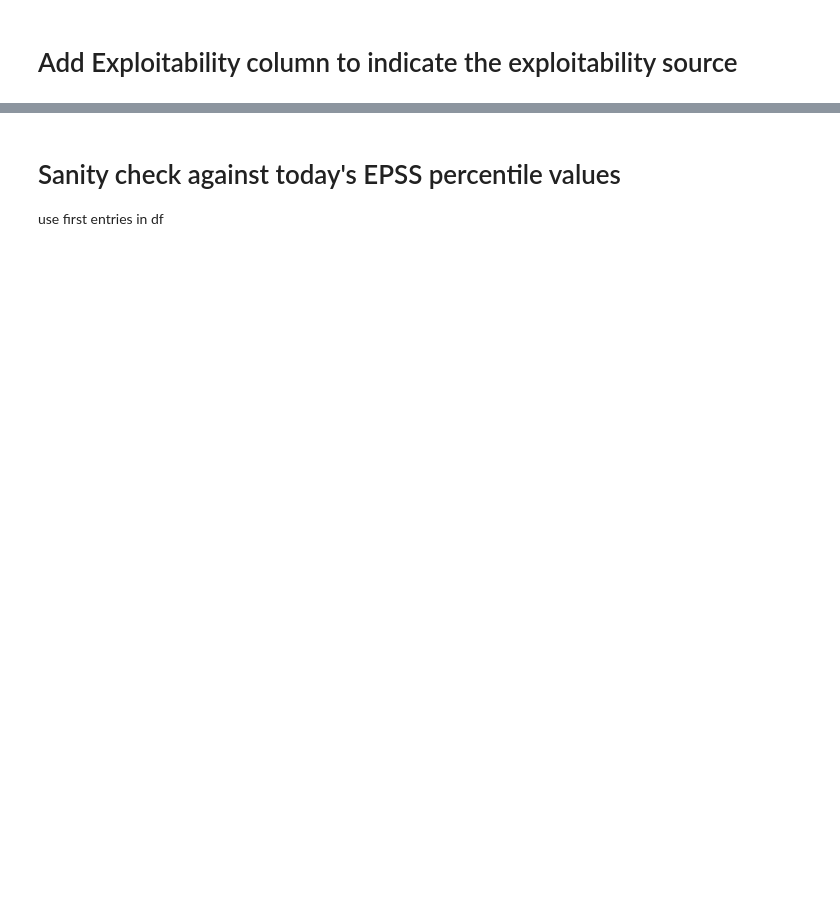
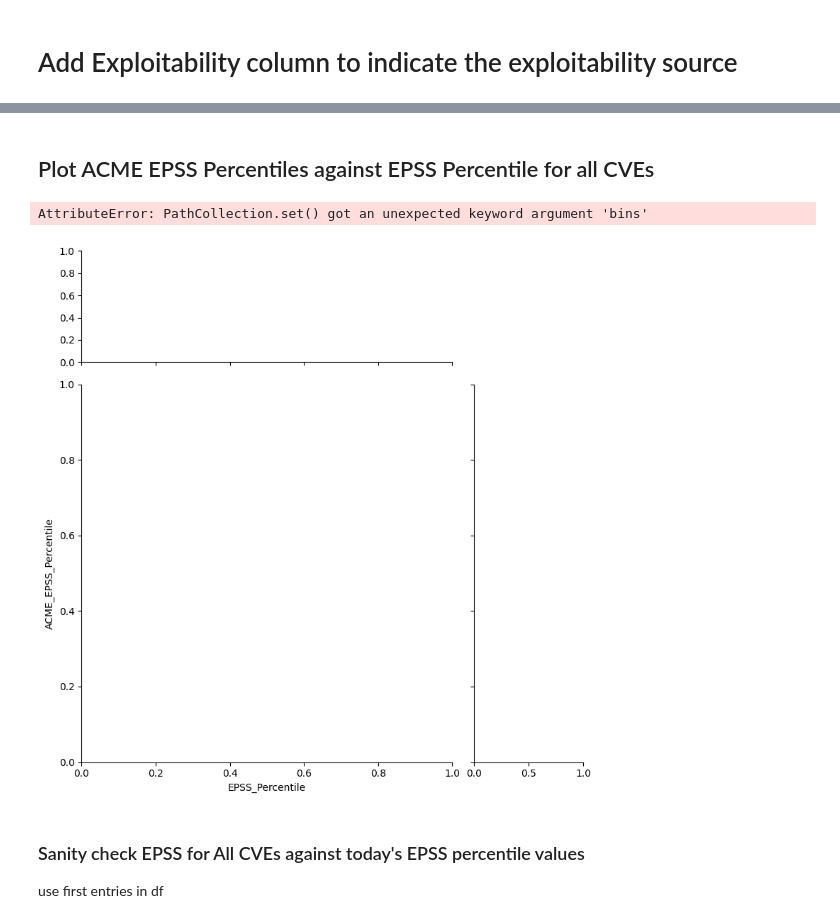
Before and after one commit to RiskBasedPrioritization/RiskBasedPrioritizationAnalysis, a Jupyter notebook: analysis/acme.ipynb, the cells around one changed output, grey strips where cells are left out. Drawn from its saved outputs; the diff is of its cells as text; code cells hidden in the pictures; blank space fills up the shorter version.

```diff
--- a/analysis/acme.ipynb
+++ b/analysis/acme.ipynb
@@ -219,0 +226,4 @@ df
+# %%
+df_acme
+df_acme['ACME_EPSS_Percentile'] = percentile_rank(df_acme['epss'])
+df_acme
@@ -220,5 +244,22 @@ df
+# %% [markdown]
+## Plot ACME EPSS Percentiles against EPSS Percentile for all CVEs
+# %%
+title= "ACME EPSS Percentiles vs EPSS Percentile for all CVEs"
+colorscale = 'YlOrRd' #Yellow Orange Red
+g=sns.jointplot(data=df_acme, x='EPSS_Percentile', y='ACME_EPSS_Percentile', kind='scatter', height=8, ratio=3, marginal_ticks=True, alpha=.7, hue="exploitation", palette=colorscale)
+handles, labels = g.ax_joint.get_legend_handles_labels()
+g.ax_joint.legend(handles=handles, labels = ['other', 'poc', 'weaponized',  'KEV'], title="Exploit Type")
+g.plot_marginals(sns.histplot, multiple="stack")
+g.fig.suptitle(title)
+# Plot diagonal line
+g.ax_joint.plot([0, 1], [0, 1], color='blue', linestyle='--')  # Diagonal line from (0,0) to (1,1)
+plt.grid(True)
+plt.show()
+# %% [output]
+AttributeError: PathCollection.set() got an unexpected keyword argument 'bins'
+[figure, added]
 # %% [markdown]
-# Sanity check against today's EPSS percentile values
+### Sanity check EPSS for All CVEs against today's EPSS percentile values
 use first entries in df
 # %%
 # 0.940186
```
Also changed, not shown: parts of 31 cells of this notebook, 1 other file.
